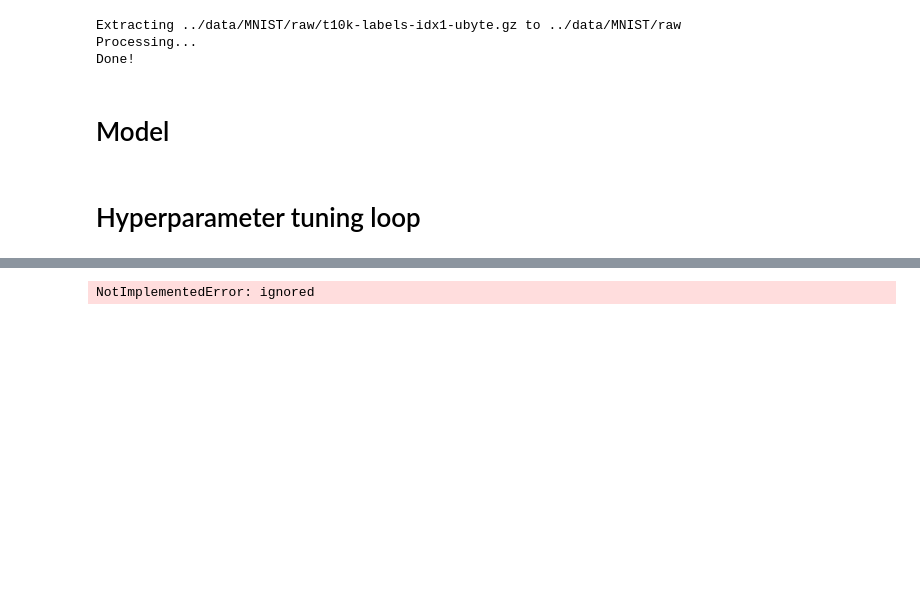
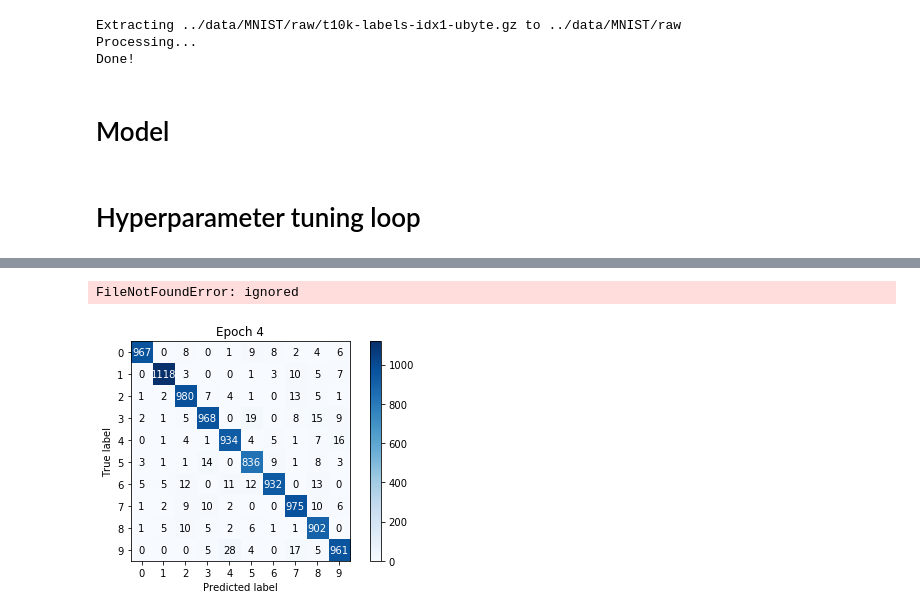
Before and after one commit to Arpitkamal/Deep-Learning---Deep-Convolutional-Neural-Networks, a Jupyter notebook: HyperparameterTuning_MLFlow.ipynb, the cells around one changed output, grey strips where cells are left out. Drawn from its saved outputs; the diff is of its cells as text; code cells hidden in the pictures; blank space fills up the shorter version.

```diff
--- a/HyperparameterTuning_MLFlow.ipynb
+++ b/HyperparameterTuning_MLFlow.ipynb
@@ -68,19 +68,19 @@ Done!
 # %% [markdown]
 # Model
 # %%
-class model(nn.Module):
-  def __init__(self, nH=32):
-    super(Model, self).__init__()
-    self.classifier = nn.Sequential(
-        nn.Linear(784, nH),
-        nn.ReLU(),
-        nn.Linear(nH, 10)
-    )
+class Model(nn.Module):
+    def __init__(self, nH = 32):
+        super(Model, self).__init__()
+        self.classifier = nn.Sequential(
+            nn.Linear(784, nH),  # 28 x 28 = 784
+            nn.ReLU(),
+            nn.Linear(nH, 10)
+        )
 
     def forward(self, x):
-      x = x.view(x.size(0), -1)
-      x = self.classifier(x)
-      return x
+        x = x.view(x.size(0), -1)
+        x = self.classifier(x)
+        return x
 # %%
 def train(epoch):
 
@@ -151,13 +151,15 @@ def test(epoch):
 
             fig.tight_layout()
 
-            image_path = 'images/%s.png' % (expt_id)
+            image_path = 'pictures/%s.png' % (expt_id)
             plt.savefig(image_path)
             mlflow.log_artifact(image_path)
 # %% [markdown]
 # Hyperparameter tuning loop
 # %%
+#expt_id = mlflow.create_experiment('Fixed nH')
 
+mlflow.set_experiment('Fixed nH')
 
 for lr in [0.01, 0.02, 0.05, 0.1]:
     for momentum in [0.9, 0.95, 0.99]:
@@ -167,7 +169,7 @@ for lr in [0.01, 0.02, 0.05, 0.1]:
 
             print('\nLR = %.2f, Momentum = %.2f, Hidden nodes = %d\n' % (lr, momentum, hidden_nodes))
 
-            model = model(hidden_nodes)
+            model = Model(hidden_nodes)
 
             loss_fn = nn.CrossEntropyLoss()
             opt = optim.SGD(model.parameters(), lr=lr, momentum = momentum)
@@ -189 +207,2 @@ LR = 0.01, Momentum = 0.90, Hidden nodes = 48
-NotImplementedError: ignored
+FileNotFoundError: ignored
+[figure, added]
```
Also changed, not shown: parts of 1 cell of this notebook.
